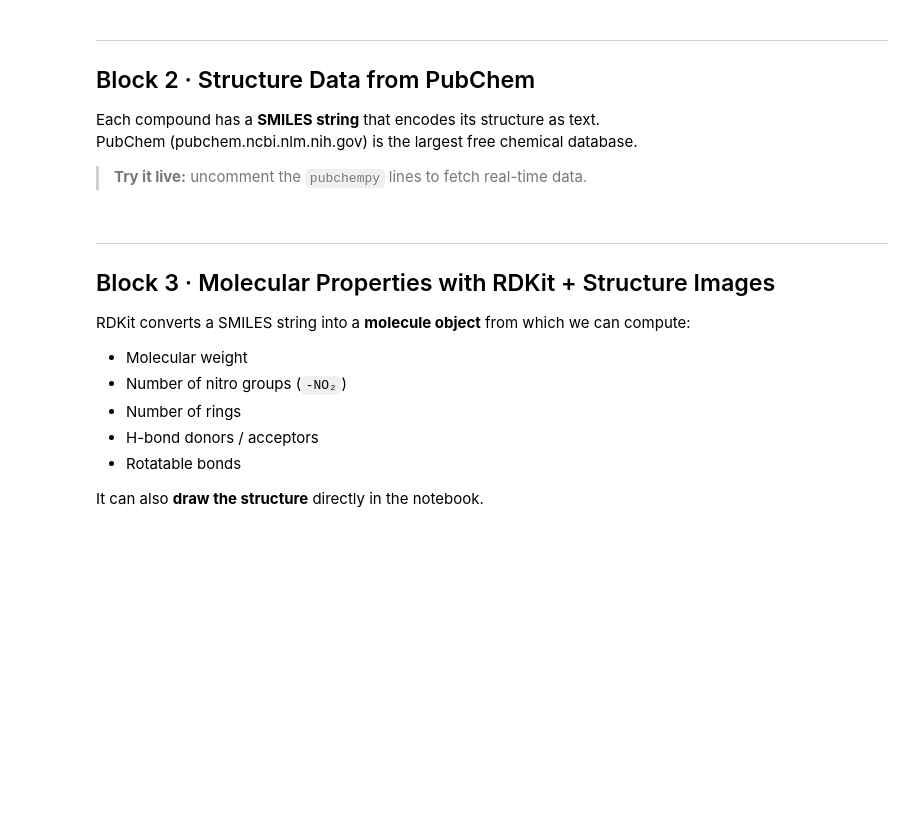
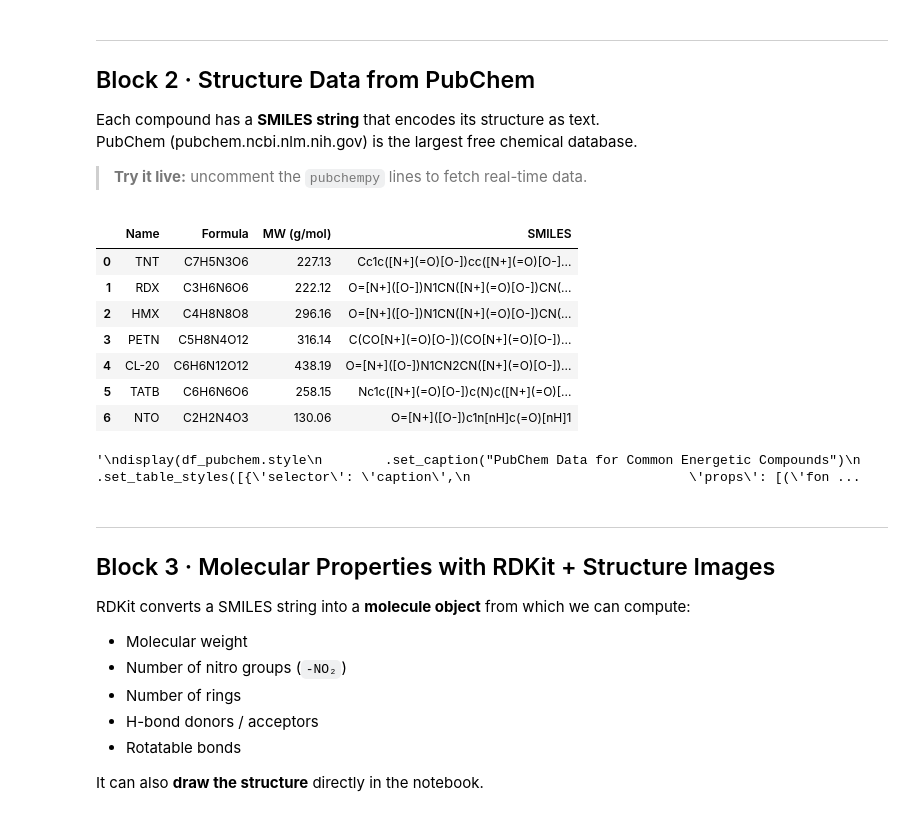
Before and after one commit to karthincl/hemscreener, a Jupyter notebook: Chapter1_HighEnergyMaterials.ipynb, the cells around one changed output. Saved outputs shown, nothing was run; the diff lists cells and outputs as text; code cells hidden in the pictures; blank space fills up the shorter version.

```diff
--- a/Chapter1_HighEnergyMaterials.ipynb
+++ b/Chapter1_HighEnergyMaterials.ipynb
@@ -113,33 +122,46 @@ PubChem (pubchem.ncbi.nlm.nih.gov) is the largest free chemical database.
 #     return {'Name': name,
 #             'Formula': c.molecular_formula if c else 'N/A',
 #             'MW (g/mol)': round(c.molecular_weight, 2) if c else 'N/A',
 #             'SMILES': c.isomeric_smiles if c else 'N/A'}
 # records = [fetch(n) for n in ["TNT","RDX","HMX","PETN","CL-20","TATB","NTO"]]
 
 # --- PRELOADED DATA (works offline) ---
 records = [
     {"Name": "TNT",  "Formula": "C7H5N3O6",   "MW (g/mol)": 227.13,
      "SMILES": "Cc1c([N+](=O)[O-])cc([N+](=O)[O-])cc1[N+](=O)[O-]"},
     {"Name": "RDX",  "Formula": "C3H6N6O6",   "MW (g/mol)": 222.12,
      "SMILES": "O=[N+]([O-])N1CN([N+](=O)[O-])CN([N+](=O)[O-])C1"},
     {"Name": "HMX",  "Formula": "C4H8N8O8",   "MW (g/mol)": 296.16,
      "SMILES": "O=[N+]([O-])N1CN([N+](=O)[O-])CN([N+](=O)[O-])CN([N+](=O)[O-])C1"},
     {"Name": "PETN", "Formula": "C5H8N4O12",  "MW (g/mol)": 316.14,
      "SMILES": "C(CO[N+](=O)[O-])(CO[N+](=O)[O-])(CO[N+](=O)[O-])CO[N+](=O)[O-]"},
     {"Name": "CL-20","Formula": "C6H6N12O12", "MW (g/mol)": 438.19,
      "SMILES": "O=[N+]([O-])N1CN2CN([N+](=O)[O-])CN1[N+](=O)[O-]"},
     {"Name": "TATB", "Formula": "C6H6N6O6",   "MW (g/mol)": 258.15,
      "SMILES": "Nc1c([N+](=O)[O-])c(N)c([N+](=O)[O-])c(N)c1[N+](=O)[O-]"},
     {"Name": "NTO",  "Formula": "C2H2N4O3",   "MW (g/mol)": 130.06,
      "SMILES": "O=[N+]([O-])c1n[nH]c(=O)[nH]1"},
 ]
 
 df_pubchem = pd.DataFrame(records)
+display(df_pubchem)
+'''
 display(df_pubchem.style
         .set_caption("PubChem Data for Common Energetic Compounds")
         .set_table_styles([{'selector': 'caption',
                             'props': [('font-size','14px'),('font-weight','bold')]}])
         .hide(axis='index'))
+'''
+# %% [output]
+|  | Name | Formula | MW (g/mol) | SMILES |
+| 0 | TNT | C7H5N3O6 | 227.13 | Cc1c([N+](=O)[O-])cc([N+](=O)[O-]... |
+| 1 | RDX | C3H6N6O6 | 222.12 | O=[N+]([O-])N1CN([N+](=O)[O-])CN(... |
+| 2 | HMX | C4H8N8O8 | 296.16 | O=[N+]([O-])N1CN([N+](=O)[O-])CN(... |
+| 3 | PETN | C5H8N4O12 | 316.14 | C(CO[N+](=O)[O-])(CO[N+](=O)[O-])... |
+| 4 | CL-20 | C6H6N12O12 | 438.19 | O=[N+]([O-])N1CN2CN([N+](=O)[O-])... |
+| 5 | TATB | C6H6N6O6 | 258.15 | Nc1c([N+](=O)[O-])c(N)c([N+](=O)[... |
+| 6 | NTO | C2H2N4O3 | 130.06 | O=[N+]([O-])c1n[nH]c(=O)[nH]1 |
+'\ndisplay(df_pubchem.style\n        .set_caption("PubChem Data for Common Energetic Compounds")\n        .set_table_styles([{\'selector\': \'caption\',\n                            \'props\': [(\'fon ...
 # %% [markdown]
 ---
 ## Block 3 · Molecular Properties with RDKit + Structure Images
```
Also changed, not shown: parts of 11 cells of this notebook, 4 other files.
